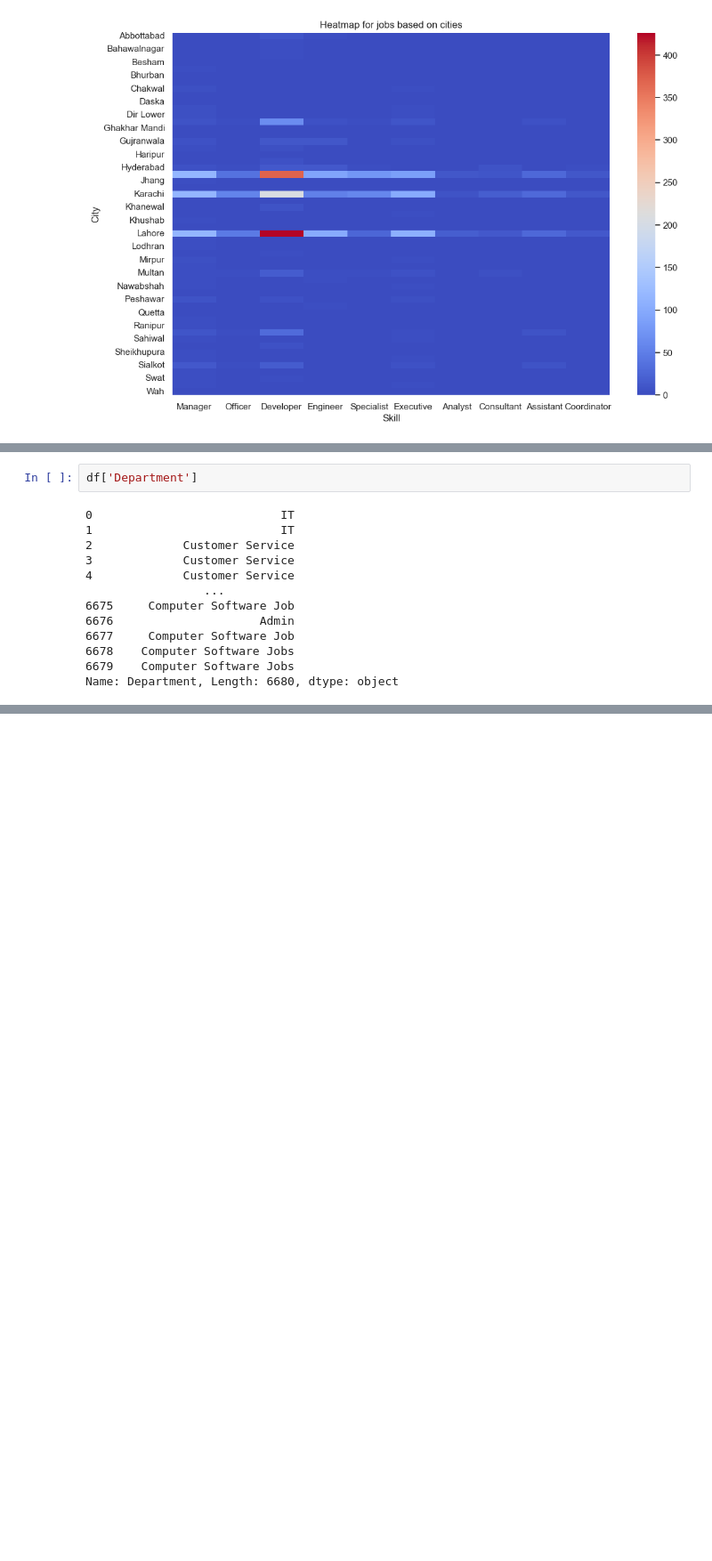
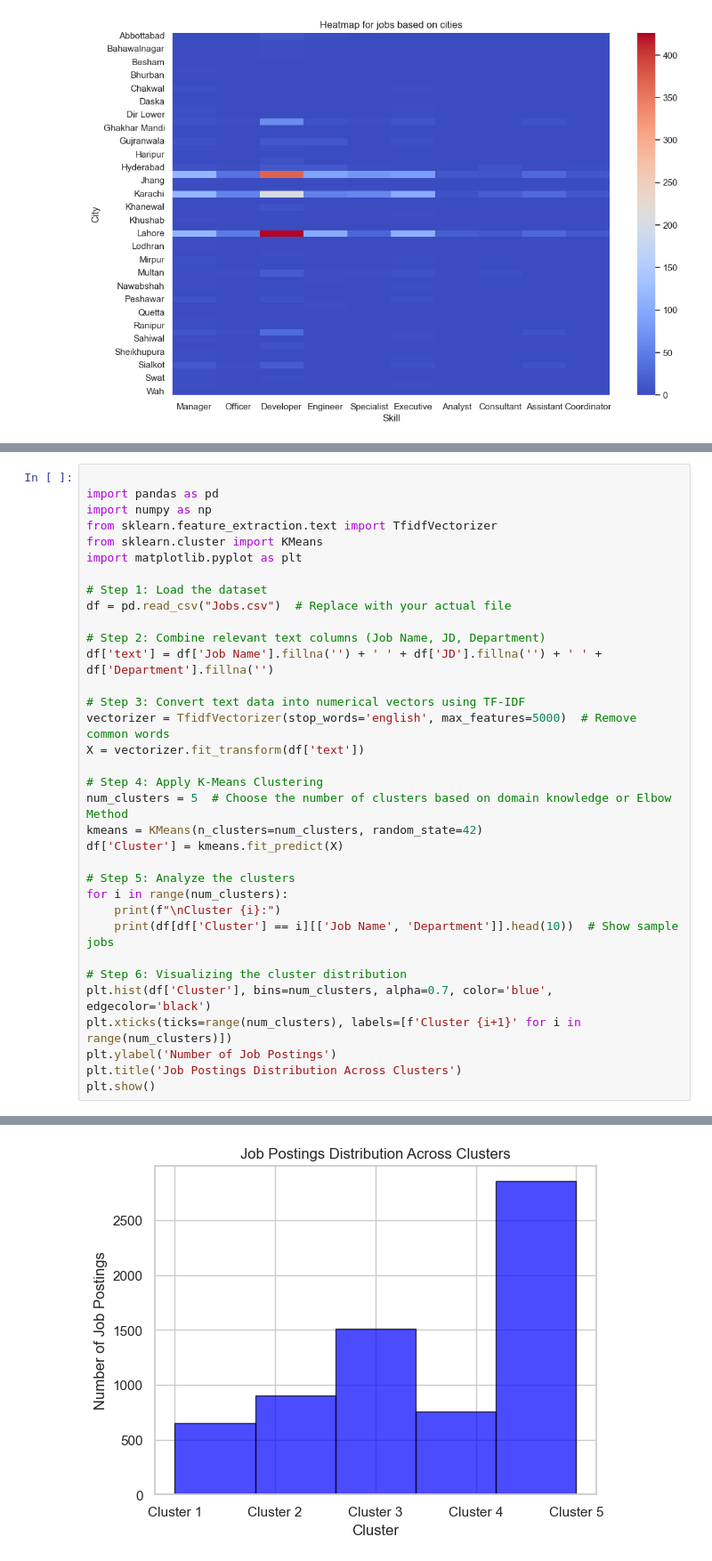
Before and after one commit to hassansultankhan/KMean_machineLearning, a Jupyter notebook: Pakistan_jobs.ipynb, the cells around one changed output, grey strips where cells are left out. Shown at 89% size. Drawn from its saved outputs; the diff is of its cells as text; blank space fills up the shorter version.

Commit message:
k-mean clustering

```diff
--- a/Pakistan_jobs.ipynb
+++ b/Pakistan_jobs.ipynb
@@ -400,15 +367,35 @@ TypeError: OneHotEncoder.__init__() got an unexpected keyword argument 'sparse'
-# %%
-df['Department']
-# %% [output]
-0                           IT
-1                           IT
-2             Customer Service
-3             Customer Service
-4             Customer Service
-                 ...
-6675     Computer Software Job
-6676                     Admin
-6677     Computer Software Job
-6678    Computer Software Jobs
-6679    Computer Software Jobs
-Name: Department, Length: 6680, dtype: object
+# %%
+
+import pandas as pd
+import numpy as np
+from sklearn.feature_extraction.text import TfidfVectorizer
+from sklearn.cluster import KMeans
+import matplotlib.pyplot as plt
+
+# Step 1: Load the dataset
+df = pd.read_csv("Jobs.csv")  # Replace with your actual file
+
+# Step 2: Combine relevant text columns (Job Name, JD, Department)
+df['text'] = df['Job Name'].fillna('') + ' ' + df['JD'].fillna('') + ' ' + df['Department'].fillna('')
+
+# Step 3: Convert text data into numerical vectors using TF-IDF
+vectorizer = TfidfVectorizer(stop_words='english', max_features=5000)  # Remove common words
+X = vectorizer.fit_transform(df['text'])
+
+# Step 4: Apply K-Means Clustering
+num_clusters = 5  # Choose the number of clusters based on domain knowledge or Elbow Method
+kmeans = KMeans(n_clusters=num_clusters, random_state=42)
+df['Cluster'] = kmeans.fit_predict(X)
+
+# Step 5: Analyze the clusters
+for i in range(num_clusters):
+    print(f"\nCluster {i}:")
+    print(df[df['Cluster'] == i][['Job Name', 'Department']].head(10))  # Show sample jobs
+
+# Step 6: Visualizing the cluster distribution
+plt.hist(df['Cluster'], bins=num_clusters, alpha=0.7, color='blue', edgecolor='black')
+plt.xticks(ticks=range(num_clusters), labels=[f'Cluster {i+1}' for i in range(num_clusters)])
+plt.ylabel('Number of Job Postings')
+plt.title('Job Postings Distribution Across Clusters')
+plt.show()
+# %% [output]
@@ -414,0 +419 @@ Name: Department, Length: 6680, dtype: object
+[figure, added]
```
Also changed, not shown: parts of 5 cells of this notebook, 1 other file.
